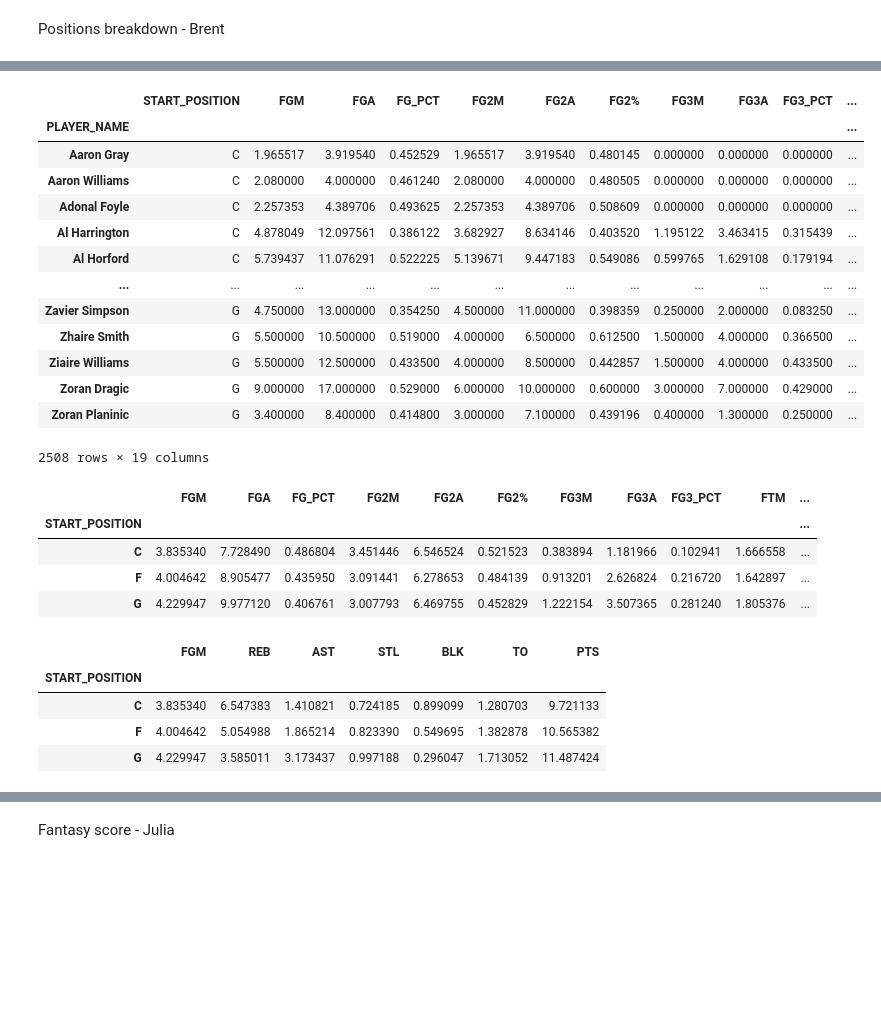
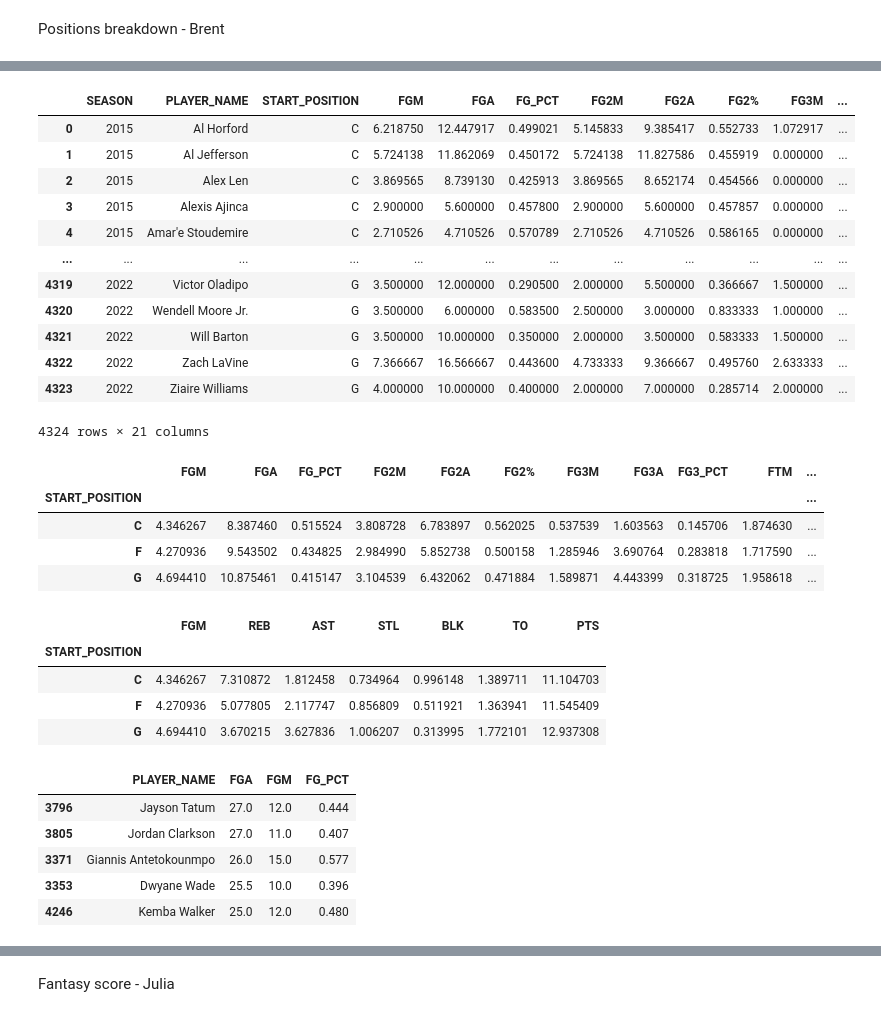
Before and after one commit to lizmartin/project3_nba_de, a Jupyter notebook: notebooks/best_players_4-8.ipynb, the cells around one changed output, grey strips where cells are left out. Cells and saved outputs as stored; diff of their text form; code cells hidden in the pictures; blank space fills up the shorter version.

```diff
--- a/notebooks/best_players_4-8.ipynb
+++ b/notebooks/best_players_4-8.ipynb
@@ -29,7 +30,7 @@ positions = games_details[['PLAYER_NAME','START_POSITION',
  'STL',
  'BLK',
  'TO',
- 'PTS']]
+ 'PTS','SEASON']]
 positions
 # %% [output]
 |  | PLAYER_NAME | START_POSITION | FGM | FGA | FG_PCT | FG2M | FG2A | FG2% | FG3M | FG3A | ... |
@@ -47,0 +49,3 @@ positions
+# %%
+positions = positions[positions['SEASON']>2014]
+positions
@@ -48,22 +66,21 @@ positions
 # %%
 # Getting averages for each player
-positions_stats = positions.set_index('START_POSITION').groupby(['START_POSITION','PLAYER_NAME']).mean().reset_index('START_POSITION')
+positions_stats = positions.set_index('START_POSITION').groupby(['START_POSITION','SEASON','PLAYER_NAME']).mean().reset_index('START_POSITION').reset_index()
 positions_stats
 # %% [output]
-|  | START_POSITION | FGM | FGA | FG_PCT | FG2M | FG2A | FG2% | FG3M | FG3A | FG3_PCT | ... |
-| PLAYER_NAME |  |  |  |  |  |  |  |  |  |  | ... |
-| Aaron Gray | C | 1.965517 | 3.919540 | 0.452529 | 1.965517 | 3.919540 | 0.480145 | 0.000000 | 0.000000 | 0.000000 | ... |
-| Aaron Williams | C | 2.080000 | 4.000000 | 0.461240 | 2.080000 | 4.000000 | 0.480505 | 0.000000 | 0.000000 | 0.000000 | ... |
-| Adonal Foyle | C | 2.257353 | 4.389706 | 0.493625 | 2.257353 | 4.389706 | 0.508609 | 0.000000 | 0.000000 | 0.000000 | ... |
-| Al Harrington | C | 4.878049 | 12.097561 | 0.386122 | 3.682927 | 8.634146 | 0.403520 | 1.195122 | 3.463415 | 0.315439 | ... |
-| Al Horford | C | 5.739437 | 11.076291 | 0.522225 | 5.139671 | 9.447183 | 0.549086 | 0.599765 | 1.629108 | 0.179194 | ... |
+|  | SEASON | PLAYER_NAME | START_POSITION | FGM | FGA | FG_PCT | FG2M | FG2A | FG2% | FG3M | ... |
+| 0 | 2015 | Al Horford | C | 6.218750 | 12.447917 | 0.499021 | 5.145833 | 9.385417 | 0.552733 | 1.072917 | ... |
+| 1 | 2015 | Al Jefferson | C | 5.724138 | 11.862069 | 0.450172 | 5.724138 | 11.827586 | 0.455919 | 0.000000 | ... |
+| 2 | 2015 | Alex Len | C | 3.869565 | 8.739130 | 0.425913 | 3.869565 | 8.652174 | 0.454566 | 0.000000 | ... |
+| 3 | 2015 | Alexis Ajinca | C | 2.900000 | 5.600000 | 0.457800 | 2.900000 | 5.600000 | 0.457857 | 0.000000 | ... |
+| 4 | 2015 | Amar'e Stoudemire | C | 2.710526 | 4.710526 | 0.570789 | 2.710526 | 4.710526 | 0.586165 | 0.000000 | ... |
 | ... | ... | ... | ... | ... | ... | ... | ... | ... | ... | ... | ... |
-| Zavier Simpson | G | 4.750000 | 13.000000 | 0.354250 | 4.500000 | 11.000000 | 0.398359 | 0.250000 | 2.000000 | 0.083250 | ... |
-| Zhaire Smith | G | 5.500000 | 10.500000 | 0.519000 | 4.000000 | 6.500000 | 0.612500 | 1.500000 | 4.000000 | 0.366500 | ... |
-| Ziaire Williams | G | 5.500000 | 12.500000 | 0.433500 | 4.000000 | 8.500000 | 0.442857 | 1.500000 | 4.000000 | 0.433500 | ... |
-| Zoran Dragic | G | 9.000000 | 17.000000 | 0.529000 | 6.000000 | 10.000000 | 0.600000 | 3.000000 | 7.000000 | 0.429000 | ... |
-| Zoran Planinic | G | 3.400000 | 8.400000 | 0.414800 | 3.000000 | 7.100000 | 0.439196 | 0.400000 | 1.300000 | 0.250000 | ... |
+| 4319 | 2022 | Victor Oladipo | G | 3.500000 | 12.000000 | 0.290500 | 2.000000 | 5.500000 | 0.366667 | 1.500000 | ... |
+| 4320 | 2022 | Wendell Moore Jr. | G | 3.500000 | 6.000000 | 0.583500 | 2.500000 | 3.000000 | 0.833333 | 1.000000 | ... |
+| 4321 | 2022 | Will Barton | G | 3.500000 | 10.000000 | 0.350000 | 2.000000 | 3.500000 | 0.583333 | 1.500000 | ... |
+| 4322 | 2022 | Zach LaVine | G | 7.366667 | 16.566667 | 0.443600 | 4.733333 | 9.366667 | 0.495760 | 2.633333 | ... |
+| 4323 | 2022 | Ziaire Williams | G | 4.000000 | 10.000000 | 0.400000 | 2.000000 | 7.000000 | 0.285714 | 2.000000 | ... |
-2508 rows × 19 columns
+4324 rows × 21 columns
 # %%
 # Avgs for all columns of interest
 positions_avgs = positions_stats[['START_POSITION',
@@ -80,9 +97,9 @@ positions_avgs
 # %% [output]
 |  | FGM | FGA | FG_PCT | FG2M | FG2A | FG2% | FG3M | FG3A | FG3_PCT | FTM | ... |
 | START_POSITION |  |  |  |  |  |  |  |  |  |  | ... |
-| C | 3.835340 | 7.728490 | 0.486804 | 3.451446 | 6.546524 | 0.521523 | 0.383894 | 1.181966 | 0.102941 | 1.666558 | ... |
-| F | 4.004642 | 8.905477 | 0.435950 | 3.091441 | 6.278653 | 0.484139 | 0.913201 | 2.626824 | 0.216720 | 1.642897 | ... |
-| G | 4.229947 | 9.977120 | 0.406761 | 3.007793 | 6.469755 | 0.452829 | 1.222154 | 3.507365 | 0.281240 | 1.805376 | ... |
+| C | 4.346267 | 8.387460 | 0.515524 | 3.808728 | 6.783897 | 0.562025 | 0.537539 | 1.603563 | 0.145706 | 1.874630 | ... |
+| F | 4.270936 | 9.543502 | 0.434825 | 2.984990 | 5.852738 | 0.500158 | 1.285946 | 3.690764 | 0.283818 | 1.717590 | ... |
+| G | 4.694410 | 10.875461 | 0.415147 | 3.104539 | 6.432062 | 0.471884 | 1.589871 | 4.443399 | 0.318725 | 1.958618 | ... |
 # %%
 # Avgs for fantasy points relevant columns
 positions_avgs_fantasy = positions_stats[['START_POSITION',
@@ -97,11 +114,22 @@ positions_avgs_fantasy
 # %% [output]
 |  | FGM | REB | AST | STL | BLK | TO | PTS |
 | START_POSITION |  |  |  |  |  |  |  |
-| C | 3.835340 | 6.547383 | 1.410821 | 0.724185 | 0.899099 | 1.280703 | 9.721133 |
-| F | 4.004642 | 5.054988 | 1.865214 | 0.823390 | 0.549695 | 1.382878 | 10.565382 |
-| G | 4.229947 | 3.585011 | 3.173437 | 0.997188 | 0.296047 | 1.713052 | 11.487424 |
+| C | 4.346267 | 7.310872 | 1.812458 | 0.734964 | 0.996148 | 1.389711 | 11.104703 |
+| F | 4.270936 | 5.077805 | 2.117747 | 0.856809 | 0.511921 | 1.363941 | 11.545409 |
+| G | 4.694410 | 3.670215 | 3.627836 | 1.006207 | 0.313995 | 1.772101 | 12.937308 |
 # %%
 # Creating variables for each positions stats
 guards = positions_stats[positions_stats['START_POSITION'] == 'G']
 forwards = positions_stats[positions_stats['START_POSITION'] == 'F']
 centers = positions_stats[positions_stats['START_POSITION'] == 'C']
+# %%
+# Gaurds sorted by fga
+fga_guards = guards.sort_values('FGA', ascending = False)[['PLAYER_NAME', 'FGA','FGM','FG_PCT']].head(5)
+fga_guards
+# %% [output]
+|  | PLAYER_NAME | FGA | FGM | FG_PCT |
+| 3796 | Jayson Tatum | 27.0 | 12.0 | 0.444 |
+| 3805 | Jordan Clarkson | 27.0 | 11.0 | 0.407 |
+| 3371 | Giannis Antetokounmpo | 26.0 | 15.0 | 0.577 |
+| 3353 | Dwyane Wade | 25.5 | 10.0 | 0.396 |
+| 4246 | Kemba Walker | 25.0 | 12.0 | 0.480 |
```
Also changed, not shown: parts of 44 cells of this notebook, 1 other file.
